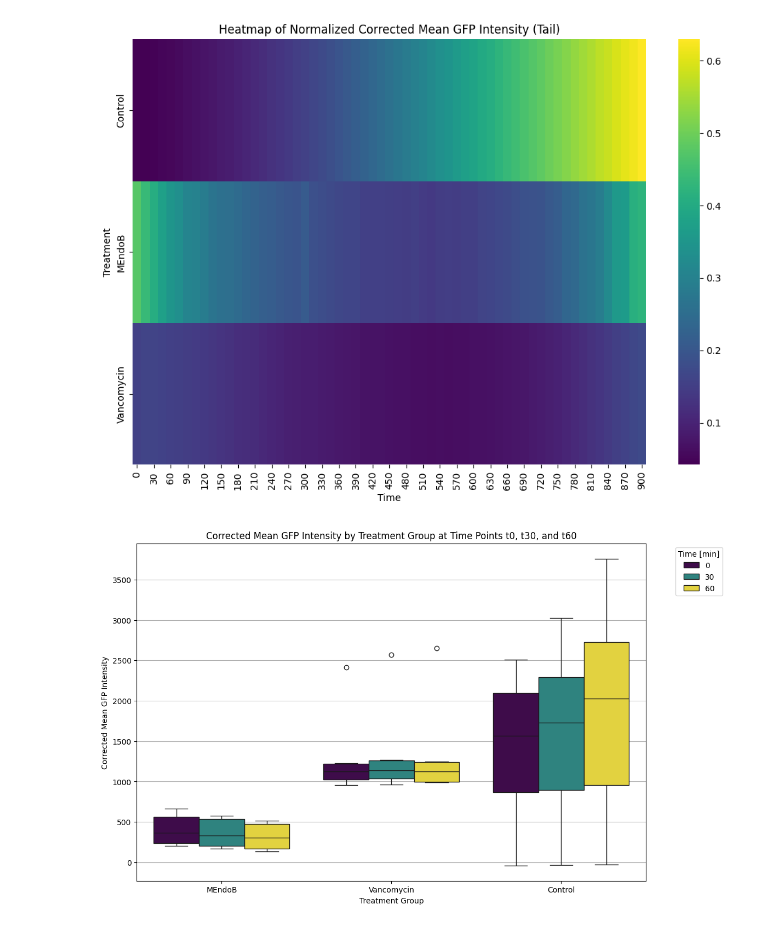
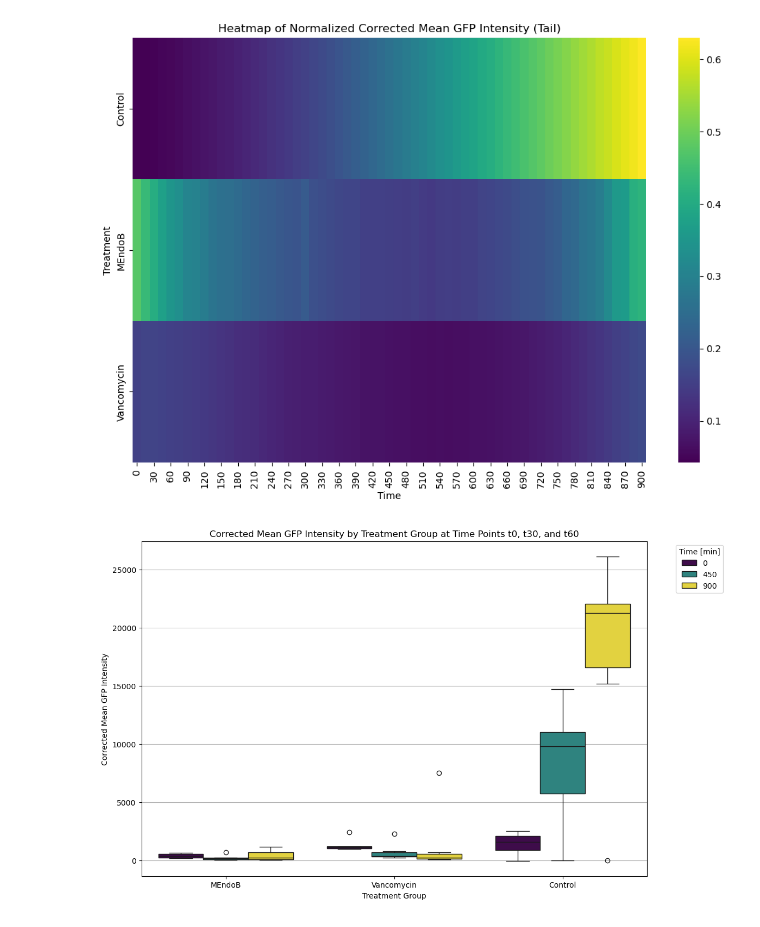
Before and after one commit to aeblik/MolecularIMaging, a Jupyter notebook: pipeline.ipynb, the cells around one changed output. Saved outputs shown, nothing was run; the diff lists cells and outputs as text; code cells hidden in the pictures.

```diff
--- a/pipeline.ipynb
+++ b/pipeline.ipynb
@@ -475,12 +475,12 @@ for region, column in [('Head', 'Normalized_Head_Mean'), ('Tail', 'Normalized_Ta
 # %%
 # Create boxplot for corrected mean GFP intensity by treatment group for time points t0, t30 and t60
 plt.figure(figsize=(12, 8))
-sns.boxplot(data=df[df['Time'].isin([0, 30, 60])], x='Treatment', y='Corrected_Mean_GFP_Intensity', hue='Time', palette='viridis')  # Time points can be adjusted
+sns.boxplot(data=df[df['Time'].isin([0, 450, 900])], x='Treatment', y='Corrected_Mean_GFP_Intensity', hue='Time', palette='viridis')  # Time points can be adjusted
 plt.xlabel("Treatment Group")
 plt.ylabel("Corrected Mean GFP Intensity")
 plt.title("Corrected Mean GFP Intensity by Treatment Group at Time Points t0, t30, and t60")
 plt.grid(axis='y')
 plt.legend(title="Time [min]", bbox_to_anchor=(1.05, 1), loc='upper left')
 plt.show()
 # %% [output]
-[figure, old version]
+[figure, new version]
```
Also changed, not shown: 2 other files.
